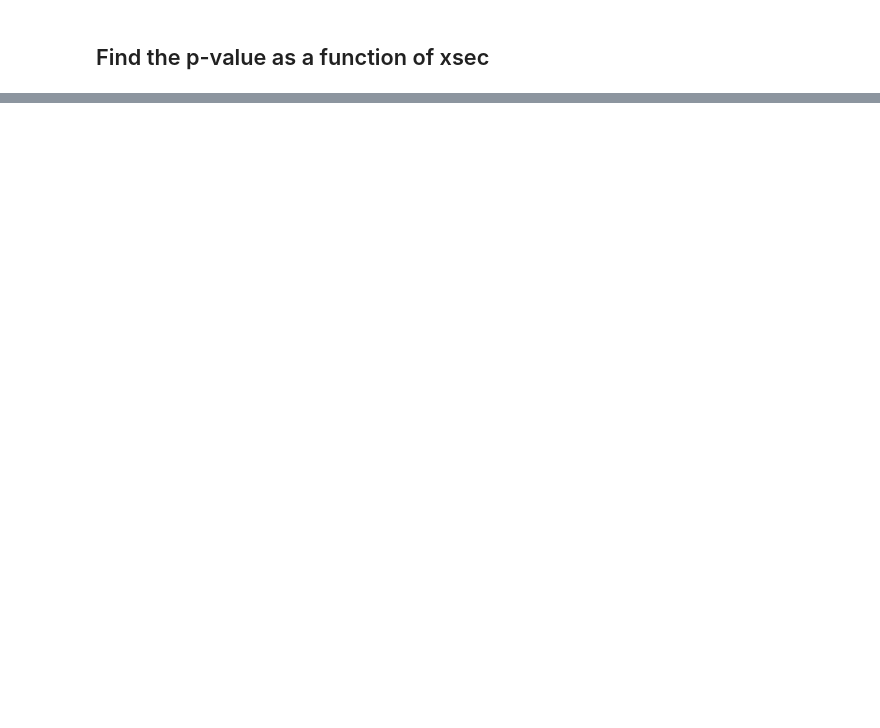
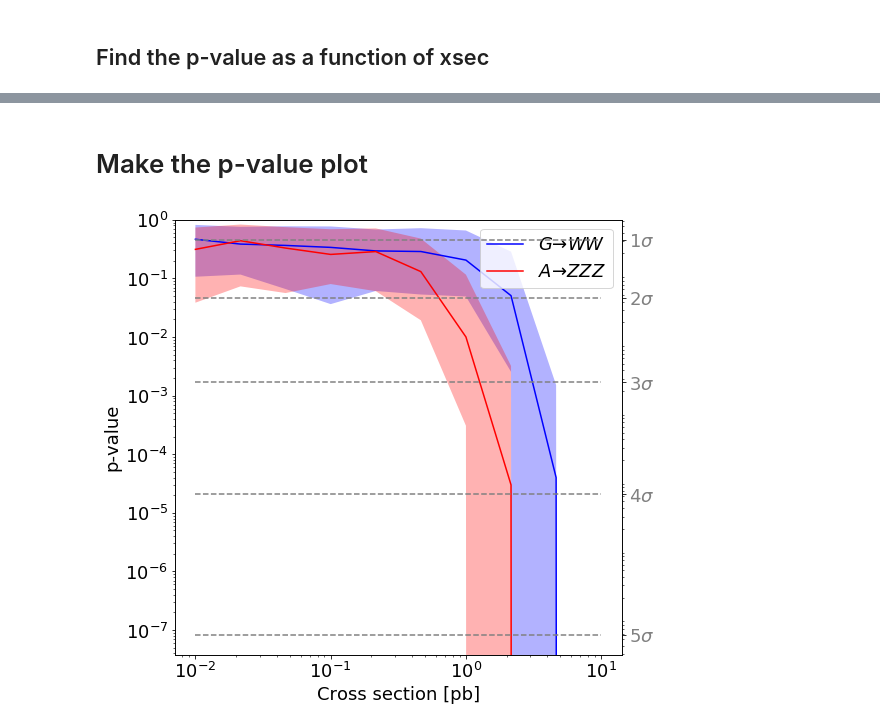
Before and after one commit to thaarres/JetAnomaly_CHEP19, a Jupyter notebook: jupyter/ModelIndepoAnomalyDetection.ipynb, the cells around one changed output, grey strips where cells are left out. Drawn from its saved outputs; the diff is of its cells as text; code cells hidden in the pictures; blank space fills up the shorter version.

```diff
--- a/jupyter/ModelIndepoAnomalyDetection.ipynb
+++ b/jupyter/ModelIndepoAnomalyDetection.ipynb
@@ -260,5 +326,2 @@ print(table)
 # %% [markdown]
 ## Find the p-value as a function of xsec
-# %%
-xsec_BSM = 100 #pb
-name_BSM = 'GtoWW'
@@ -318,0 +328,9 @@ print('p-val:', p_val)
+# %%
+lumi = 100 #pb^-1
+
+N_asymov = int(1e6)
+# N_asymov = int(1 / (1 - erf(5.5/np.sqrt(2))))
+N_exp_per_xsec = 100
+# %%
+dic_p_val = {}
+rt.gROOT.SetBatch(True)
@@ -318,0 +418,41 @@ print('p-val:', p_val)
+# %% [markdown]
+# Make the p-value plot
+# %%
+sample_col = {
+              'AtoZZZ':'r',
+              'GtoWW':'b',
+              'GtoBtt':'g',
+              'GtoNtt':'c'
+             }
+# %%
+matplotlib.rcParams.update({'font.size': 18})
+fig, ax1 = plt.subplots(figsize=(8,8))
+
+for n, val_aux in dic_p_val.iteritems():
+    val_aux = np.array(val_aux)
+    x_sec = val_aux[:, 0]
+    quant = val_aux[:, 1:]
+
+    ax1.plot(x_sec, quant[:, 2], color=sample_col[n], label=sample_label[n])
+    ax1.fill_between(x_sec, quant[:, 1], quant[:, 3], color=sample_col[n], alpha = 0.3, lw=0)
+#     ax1.fill_between(x_sec, quant[:, 0], quant[:, 4], color=sample_col[n], alpha = 0.1, lw=0)
+
+
+plt.xscale('log')
+plt.xlabel('Cross section [pb]')
+plt.yscale('log')
+plt.ylabel('p-value')
+plt.ylim(1 - erf(5.5/np.sqrt(2)), 1)
+plt.legend(loc='upper right')
+ax2 = ax1.twinx()
+for i in range(1, 6):
+    p = 1 - erf(i/np.sqrt(2))
+    ax2.plot([x_sec[0], x_sec[-1]], 2*[p], '--', color='grey')
+plt.yscale('log')
+ax2.set_yticks(1 - erf(np.arange(1,6)/np.sqrt(2)))
+ax2.set_yticklabels(['{}$\sigma$'.format(i) for i in range(1,6)])
+ax2.tick_params(axis='y', labelcolor='grey')
+
+fig.savefig('../fig/ModelIndependentAnalysis/' + 'pValueScan_L' + str(lumi) + 'pb-1.png')
+# %% [output]
+[figure, added]
```
Also changed, not shown: parts of 15 cells of this notebook, 45 other files.
